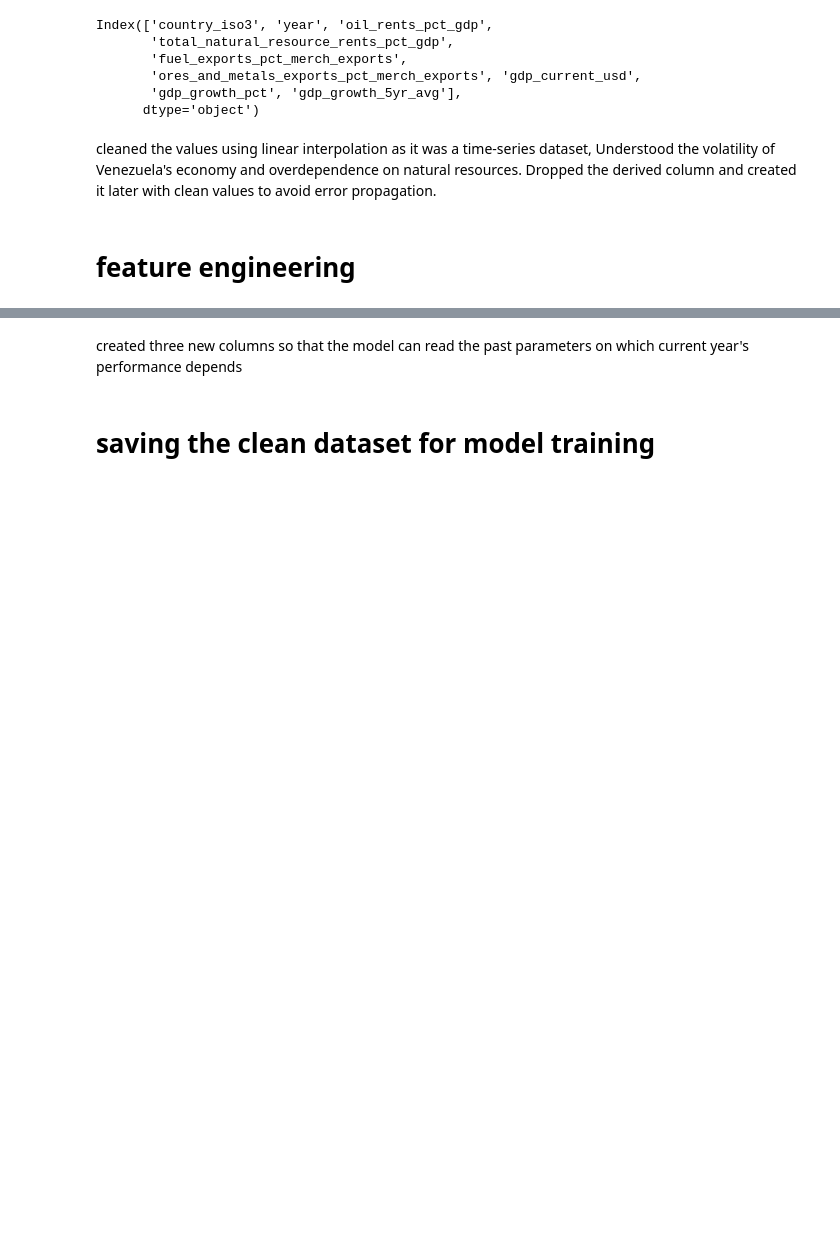
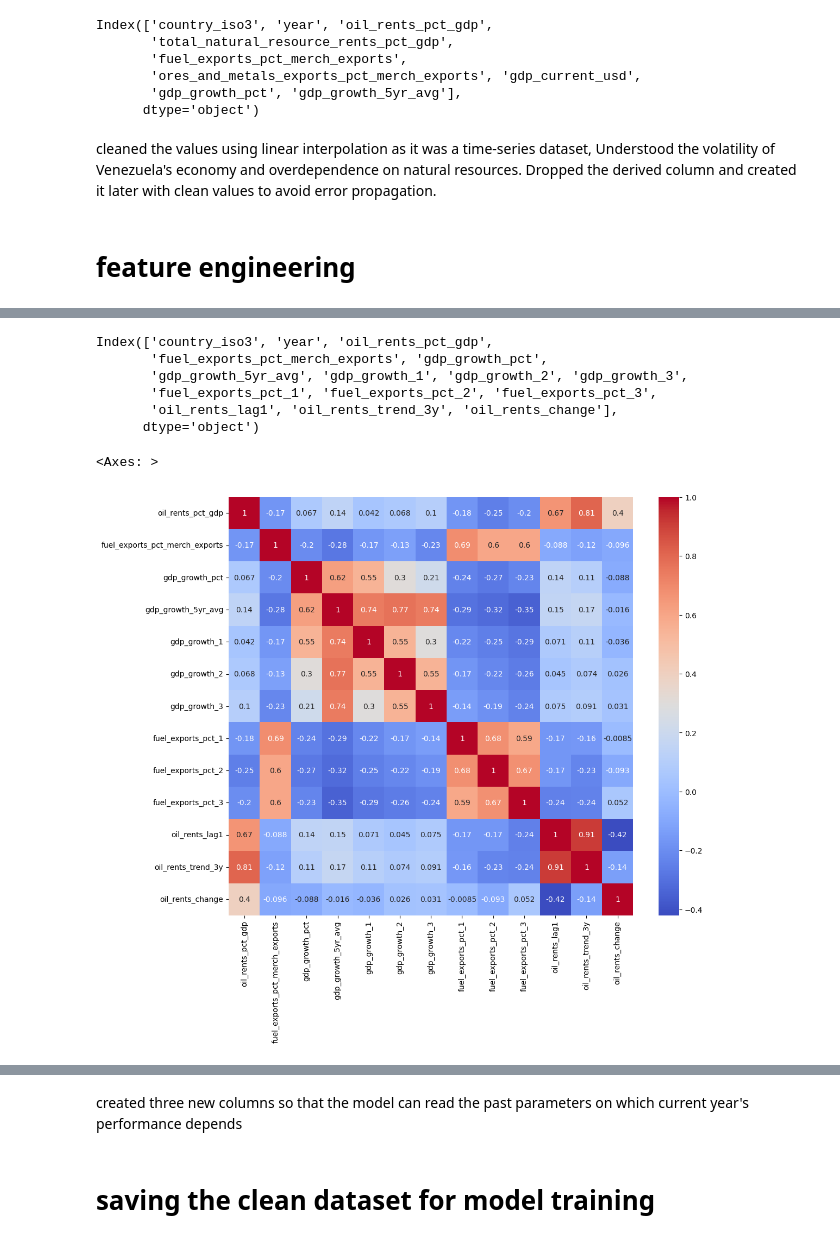
Before and after one commit to SorbieuRnk/venezuela-oil-analysis, a Jupyter notebook: venezuela_eda_feature_engneering.ipynb, the cells around one changed output, grey strips where cells are left out. Cells and saved outputs as stored; diff of their text form; code cells hidden in the pictures; blank space fills up the shorter version.

```diff
--- a/venezuela_eda_feature_engneering.ipynb
+++ b/venezuela_eda_feature_engneering.ipynb
@@ -255,3 +289,5 @@ for lag in [1,2,3]:
 # %%
 for lag in [1,2,3]:
     df[f'fuel_exports_pct_{lag}']=df['fuel_exports_pct_merch_exports'].shift(lag)
+# %%
+df=df.drop(columns=['gdp_current_usd','ores_and_metals_exports_pct_merch_exports'])
@@ -257,0 +315,2 @@ for lag in [1,2,3]:
+# %%
+df=df.drop(columns=['total_natural_resource_rents_pct_gdp'])
@@ -257,0 +326,5 @@ for lag in [1,2,3]:
+# %%
+df['oil_rents_lag1'] = df['oil_rents_pct_gdp'].shift(1)
+# %%
+df['oil_rents_trend_3y'] = df['oil_rents_pct_gdp'].rolling(window=3).mean()
+df['oil_rents_change'] = df['oil_rents_pct_gdp'].diff()
@@ -257,0 +340,22 @@ for lag in [1,2,3]:
+# %%
+df.columns
+# %% [output]
+Index(['country_iso3', 'year', 'oil_rents_pct_gdp',
+       'fuel_exports_pct_merch_exports', 'gdp_growth_pct',
+       'gdp_growth_5yr_avg', 'gdp_growth_1', 'gdp_growth_2', 'gdp_growth_3',
+       'fuel_exports_pct_1', 'fuel_exports_pct_2', 'fuel_exports_pct_3',
+       'oil_rents_lag1', 'oil_rents_trend_3y', 'oil_rents_change'],
+      dtype='object')
+# %%
+plt.figure(figsize=(12, 10))
+sns.heatmap(
+    df[['oil_rents_pct_gdp',
+       'fuel_exports_pct_merch_exports', 'gdp_growth_pct',
+       'gdp_growth_5yr_avg', 'gdp_growth_1', 'gdp_growth_2', 'gdp_growth_3',
+       'fuel_exports_pct_1', 'fuel_exports_pct_2', 'fuel_exports_pct_3',
+       'oil_rents_lag1', 'oil_rents_trend_3y', 'oil_rents_change']].corr(),
+    annot=True, cmap='coolwarm'
+)
+# %% [output]
+<Axes: >
+[figure, added]
```
Also changed, not shown: parts of 33 cells of this notebook, 1 other file.
